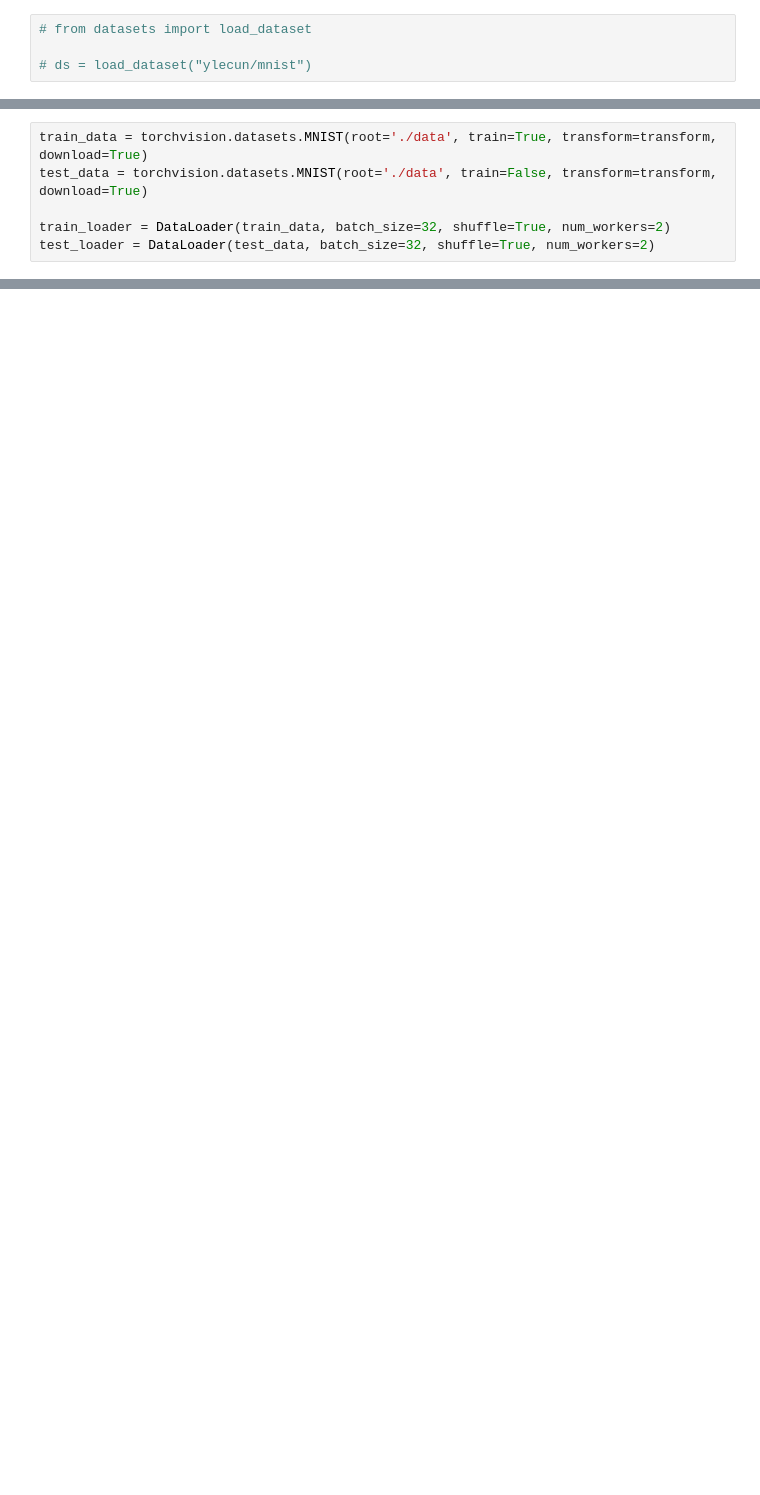
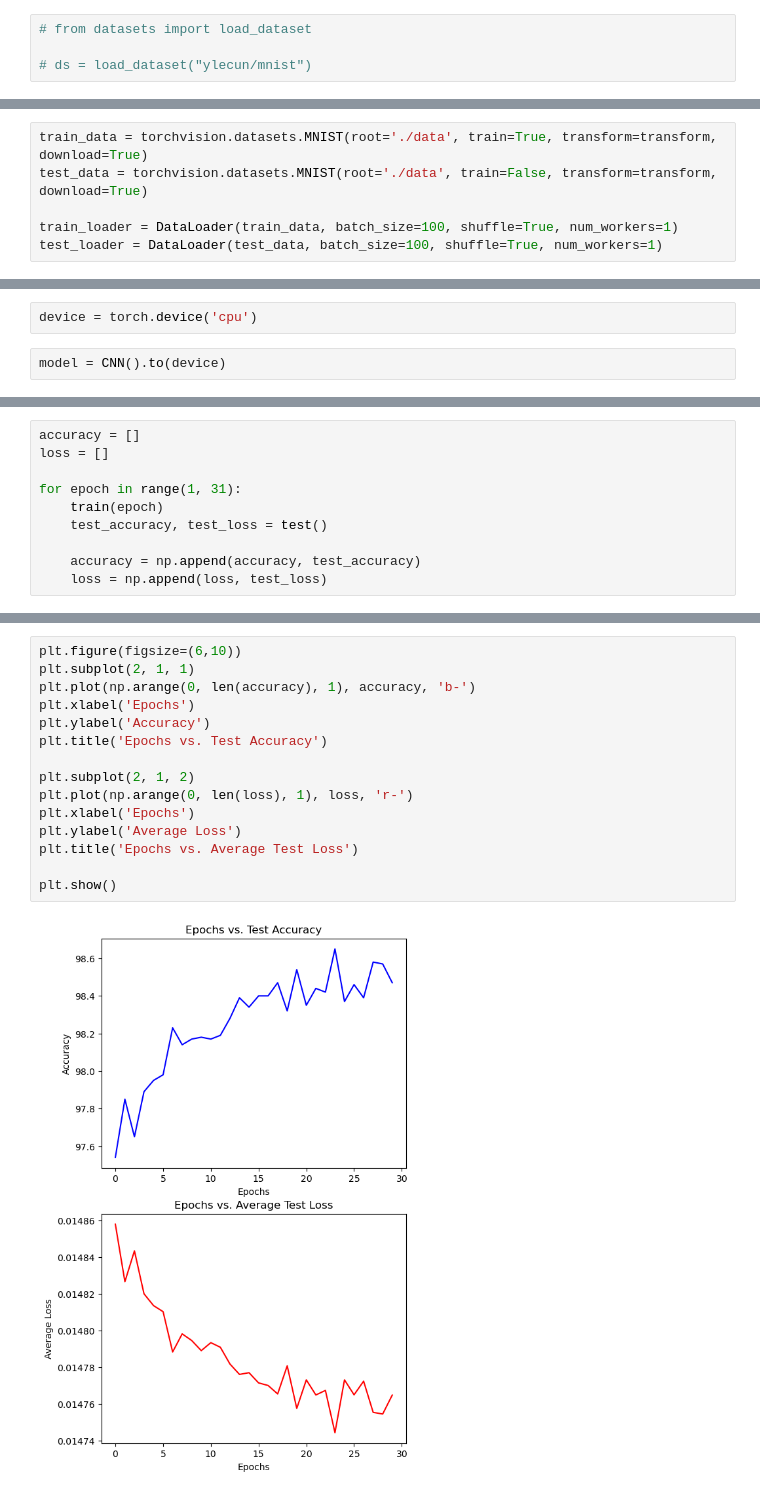
Before and after one commit to notpoorvi/image-classifier, a Jupyter notebook: image-classifier.ipynb, the cells around one changed output, grey strips where cells are left out. Cells and saved outputs as stored; diff of their text form; blank space fills up the shorter version.

Commit message:
define architecture, train, test and plot plots

```diff
--- a/image-classifier.ipynb
+++ b/image-classifier.ipynb
@@ -25,5 +23,5 @@ transform = transforms.Compose([
 train_data = torchvision.datasets.MNIST(root='./data', train=True, transform=transform, download=True)
 test_data = torchvision.datasets.MNIST(root='./data', train=False, transform=transform, download=True)
 
-train_loader = DataLoader(train_data, batch_size=32, shuffle=True, num_workers=2)
-test_loader = DataLoader(test_data, batch_size=32, shuffle=True, num_workers=2)
+train_loader = DataLoader(train_data, batch_size=100, shuffle=True, num_workers=1)
+test_loader = DataLoader(test_data, batch_size=100, shuffle=True, num_workers=1)
@@ -48,0 +75,4 @@ class NeuralNet(nn.Module):
+# %%
+device = torch.device('cpu')
+# %%
+model = CNN().to(device)
@@ -48,0 +121,10 @@ class NeuralNet(nn.Module):
+# %%
+accuracy = []
+loss = []
+
+for epoch in range(1, 31):
+    train(epoch)
+    test_accuracy, test_loss = test()
+
+    accuracy = np.append(accuracy, test_accuracy)
+    loss = np.append(loss, test_loss)
@@ -48,0 +149,17 @@ class NeuralNet(nn.Module):
+# %%
+plt.figure(figsize=(6,10))
+plt.subplot(2, 1, 1)
+plt.plot(np.arange(0, len(accuracy), 1), accuracy, 'b-')
+plt.xlabel('Epochs')
+plt.ylabel('Accuracy')
+plt.title('Epochs vs. Test Accuracy')
+
+plt.subplot(2, 1, 2)
+plt.plot(np.arange(0, len(loss), 1), loss, 'r-')
+plt.xlabel('Epochs')
+plt.ylabel('Average Loss')
+plt.title('Epochs vs. Average Test Loss')
+
+plt.show()
+# %% [output]
+[figure, added]
```
Also changed, not shown: parts of 14 cells of this notebook.
